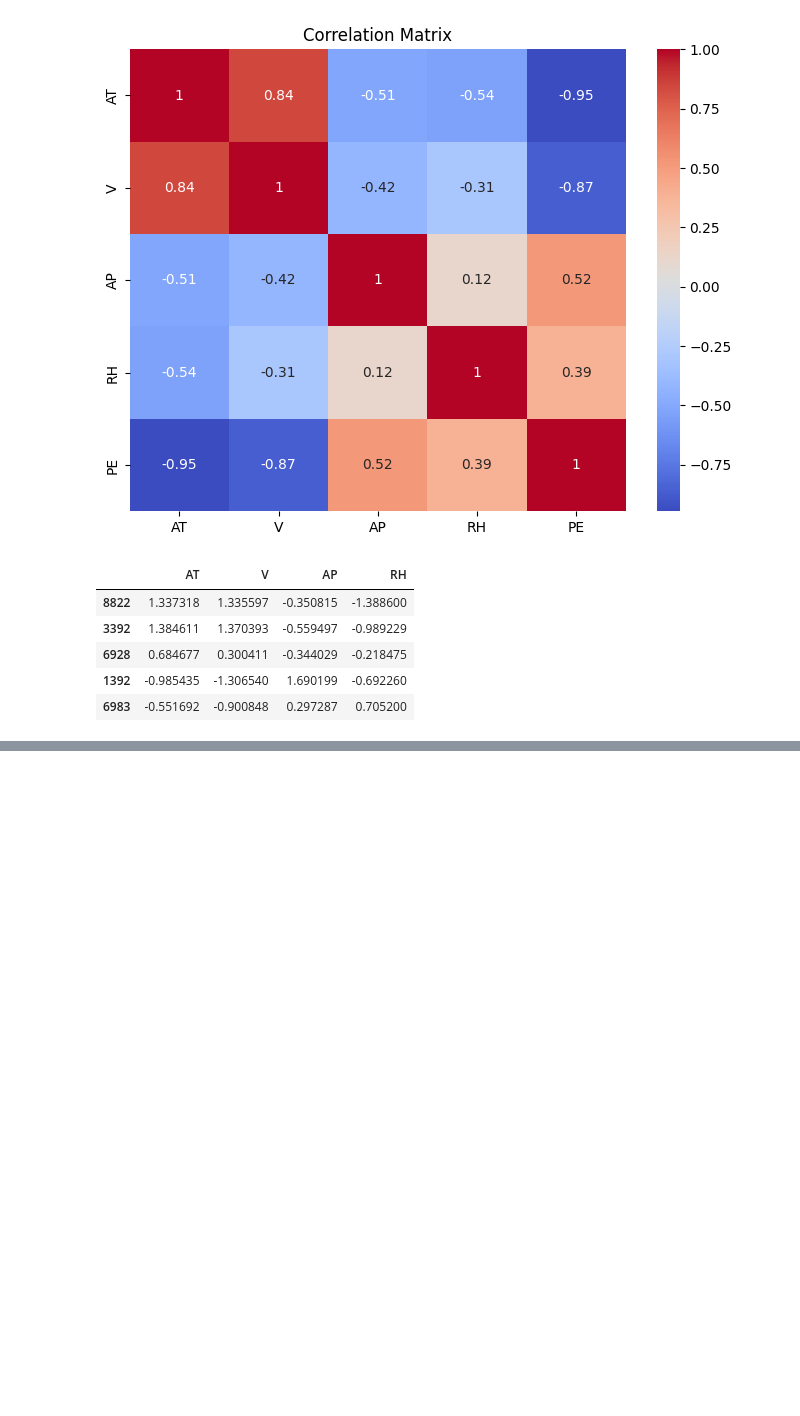
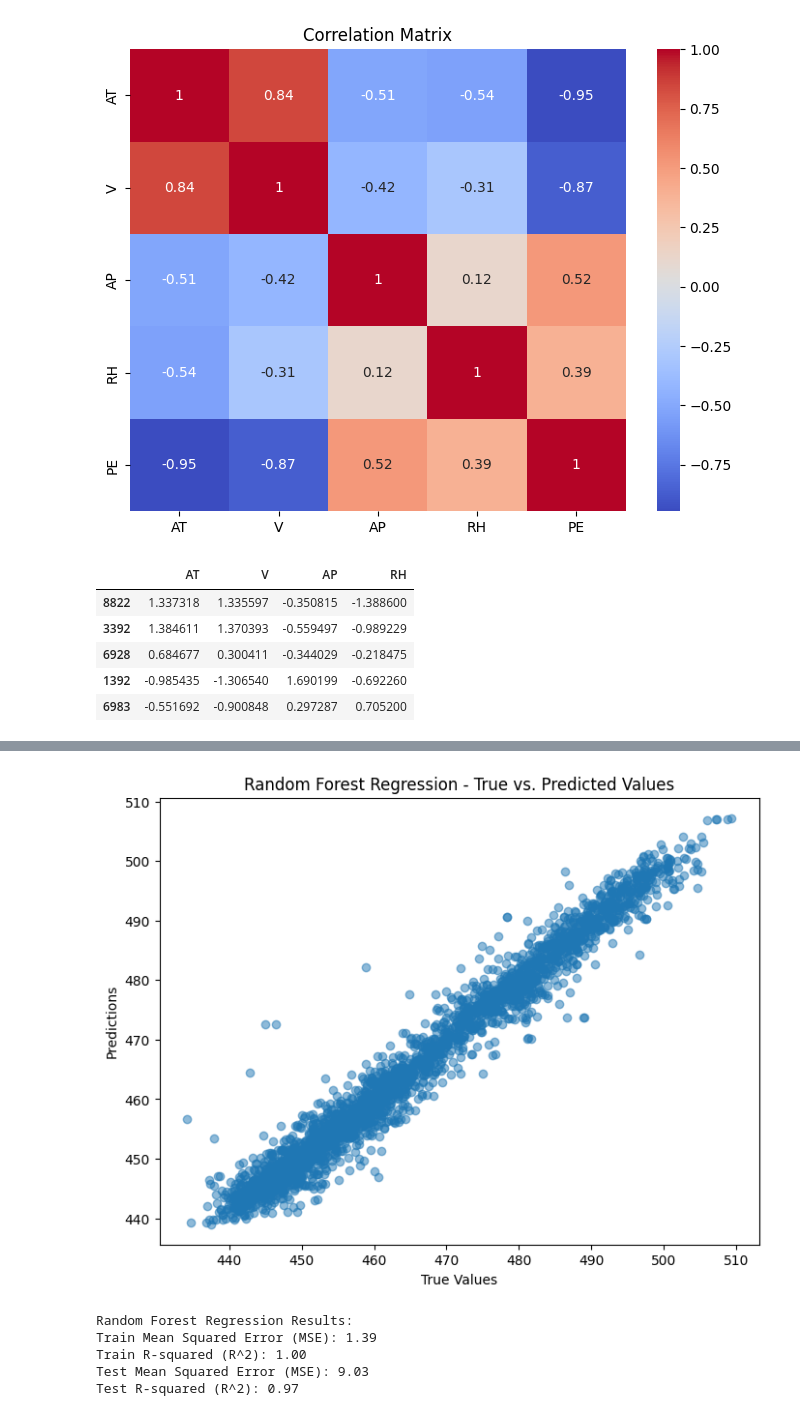
Before and after one commit to Lacikaki7/AI_project1, a Jupyter notebook: Beadando.ipynb, the cells around one changed output, grey strips where cells are left out. Cells and saved outputs as stored; diff of their text form; code cells hidden in the pictures; blank space fills up the shorter version.

```diff
--- a/Beadando.ipynb
+++ b/Beadando.ipynb
@@ -190,0 +330,50 @@ X_train_scaled.head()
+# %%
+# Import Necessary Libraries
+from sklearn.ensemble import RandomForestRegressor
+from sklearn.metrics import mean_squared_error, r2_score
+import matplotlib.pyplot as plt
+
+# Initialize Data Structures
+results_rf = {}
+
+# Create a Random Forest Regressor Model
+rf_model = RandomForestRegressor(n_estimators=100, random_state=42)
+
+# Train the Model
+rf_model.fit(X_train_scaled, y_train)
+
+# Make Predictions
+rf_y_pred_train = rf_model.predict(X_train_scaled)
+rf_y_pred_test = rf_model.predict(X_test_scaled)
+
+# Evaluate the Model
+rf_mse_train = mean_squared_error(y_train, rf_y_pred_train)
+rf_mse_test = mean_squared_error(y_test, rf_y_pred_test)
+rf_r2_train = r2_score(y_train, rf_y_pred_train)
+rf_r2_test = r2_score(y_test, rf_y_pred_test)
+
+# Store Results
+results_rf["Train"] = [rf_mse_train, rf_r2_train]
+results_rf["Test"] = [rf_mse_test, rf_r2_test]
+
+# Visualize Results
+plt.figure(figsize=(8, 6))
+plt.scatter(y_test, rf_y_pred_test, alpha=0.5)
+plt.xlabel("True Values")
+plt.ylabel("Predictions")
+plt.title("Random Forest Regression - True vs. Predicted Values")
+plt.show()
+
+# Print Results
+print("Random Forest Regression Results:")
+print(f"Train Mean Squared Error (MSE): {rf_mse_train:.2f}")
+print(f"Train R-squared (R^2): {rf_r2_train:.2f}")
+print(f"Test Mean Squared Error (MSE): {rf_mse_test:.2f}")
+print(f"Test R-squared (R^2): {rf_r2_test:.2f}")
+# %% [output]
+[figure, added]
+Random Forest Regression Results:
+Train Mean Squared Error (MSE): 1.39
+Train R-squared (R^2): 1.00
+Test Mean Squared Error (MSE): 9.03
+Test R-squared (R^2): 0.97
```
Also changed, not shown: parts of 4 cells of this notebook.
